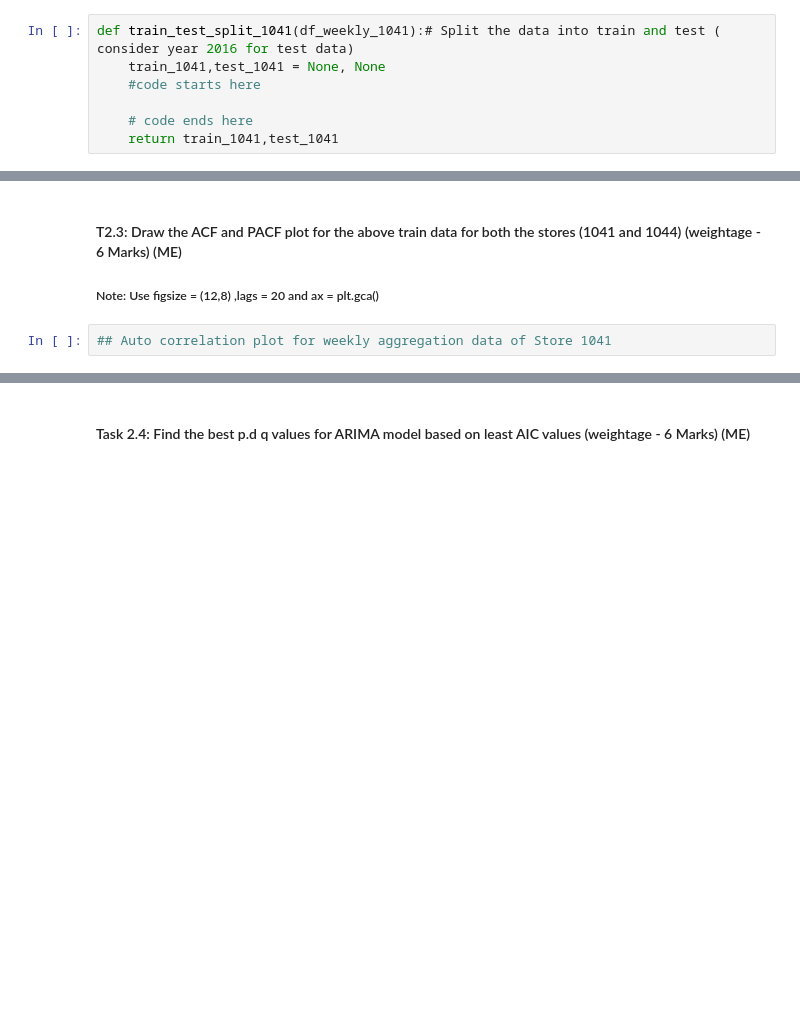
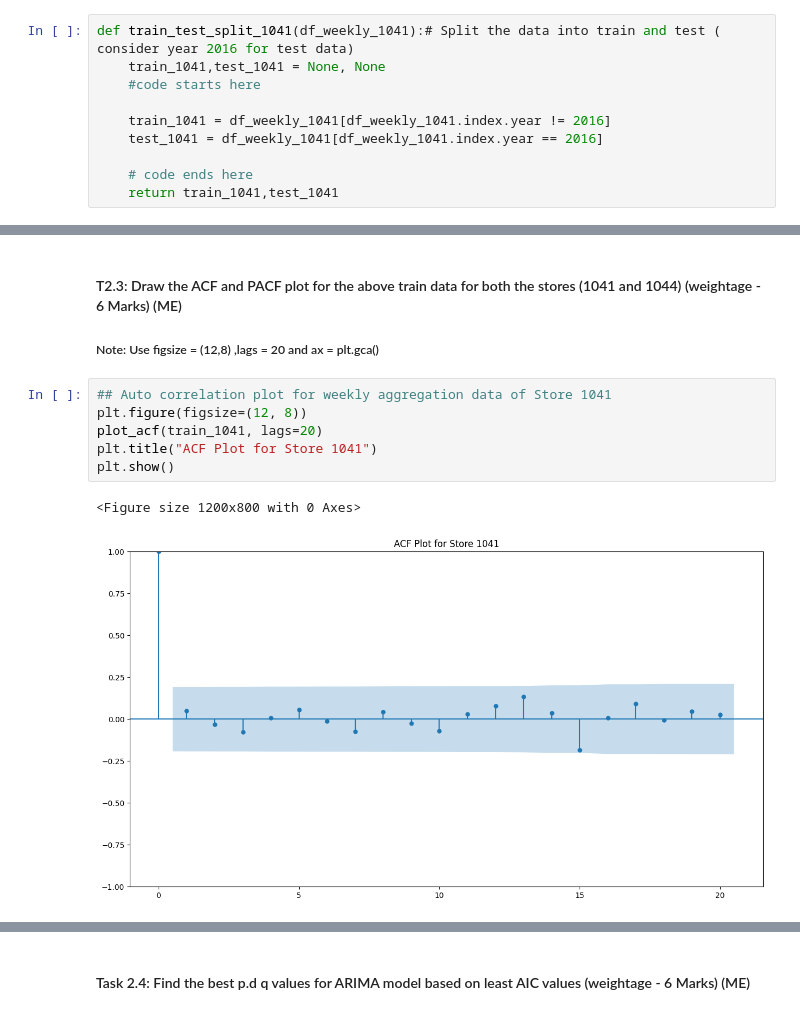
Before and after one commit to Niranjankumar-c/TimeSeries_Analysis, a Jupyter notebook: Assessment.ipynb, the cells around one changed output, grey strips where cells are left out. Saved outputs shown, nothing was run; the diff lists cells and outputs as text; blank space fills up the shorter version.

```diff
--- a/Assessment.ipynb
+++ b/Assessment.ipynb
@@ -456,6 +528,9 @@ def train_test_split_1041(df_weekly_1041):# Split the data into train and test (
     train_1041,test_1041 = None, None
     #code starts here
 
+    train_1041 = df_weekly_1041[df_weekly_1041.index.year != 2016]
+    test_1041 = df_weekly_1041[df_weekly_1041.index.year == 2016]
+
     # code ends here
     return train_1041,test_1041
 # %%
@@ -476,5 +554,12 @@ test_1044=train_test_split_1044(df_weekly_1044)[1]
 ##### Note: Use figsize = (12,8) ,lags = 20 and ax = plt.gca()
 # %%
 ## Auto correlation plot for weekly aggregation data of Store 1041
+plt.figure(figsize=(12, 8))
+plot_acf(train_1041, lags=20)
+plt.title("ACF Plot for Store 1041")
+plt.show()
+# %% [output]
+<Figure size 1200x800 with 0 Axes>
+[figure, added]
 # %%
 ## Auto correlation plot for weekly aggregation data of Store 1044
```
Also changed, not shown: parts of 56 cells of this notebook, 5 other files.
